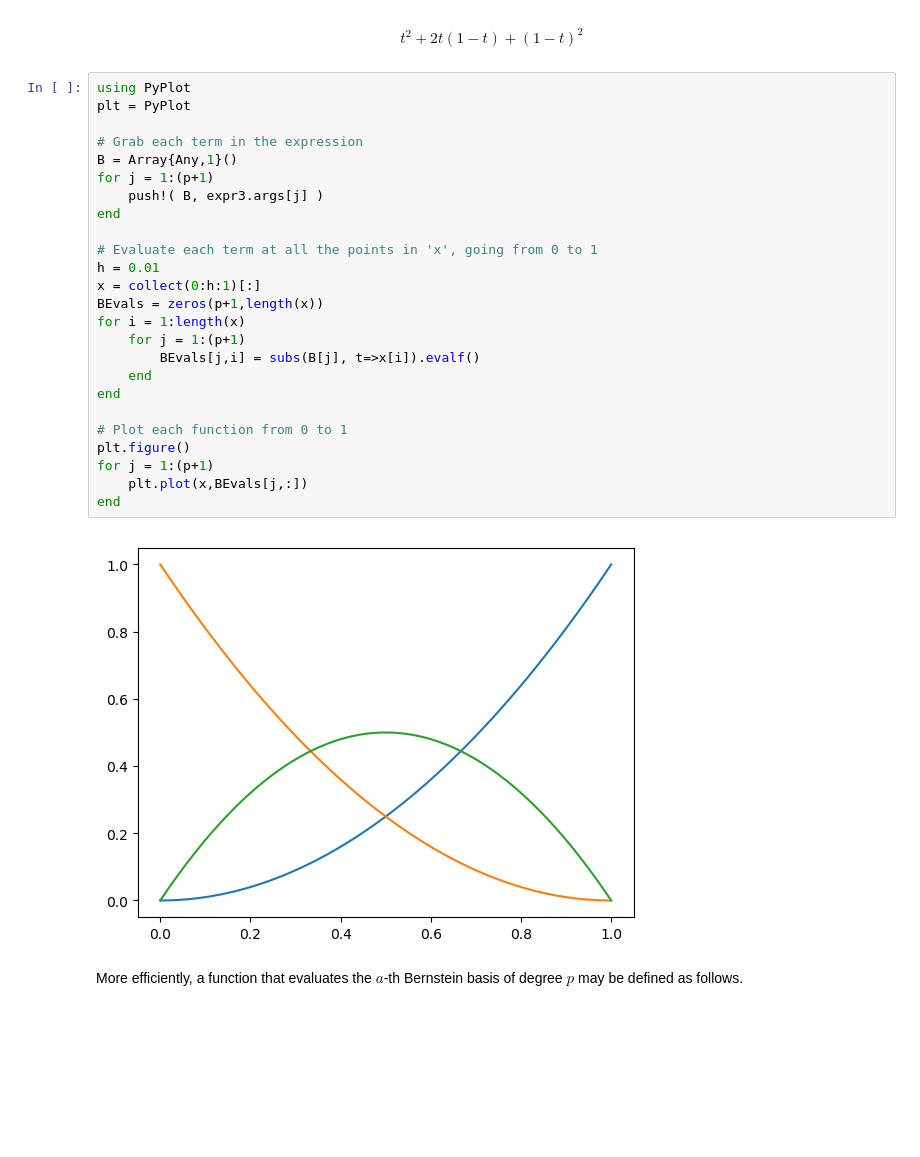
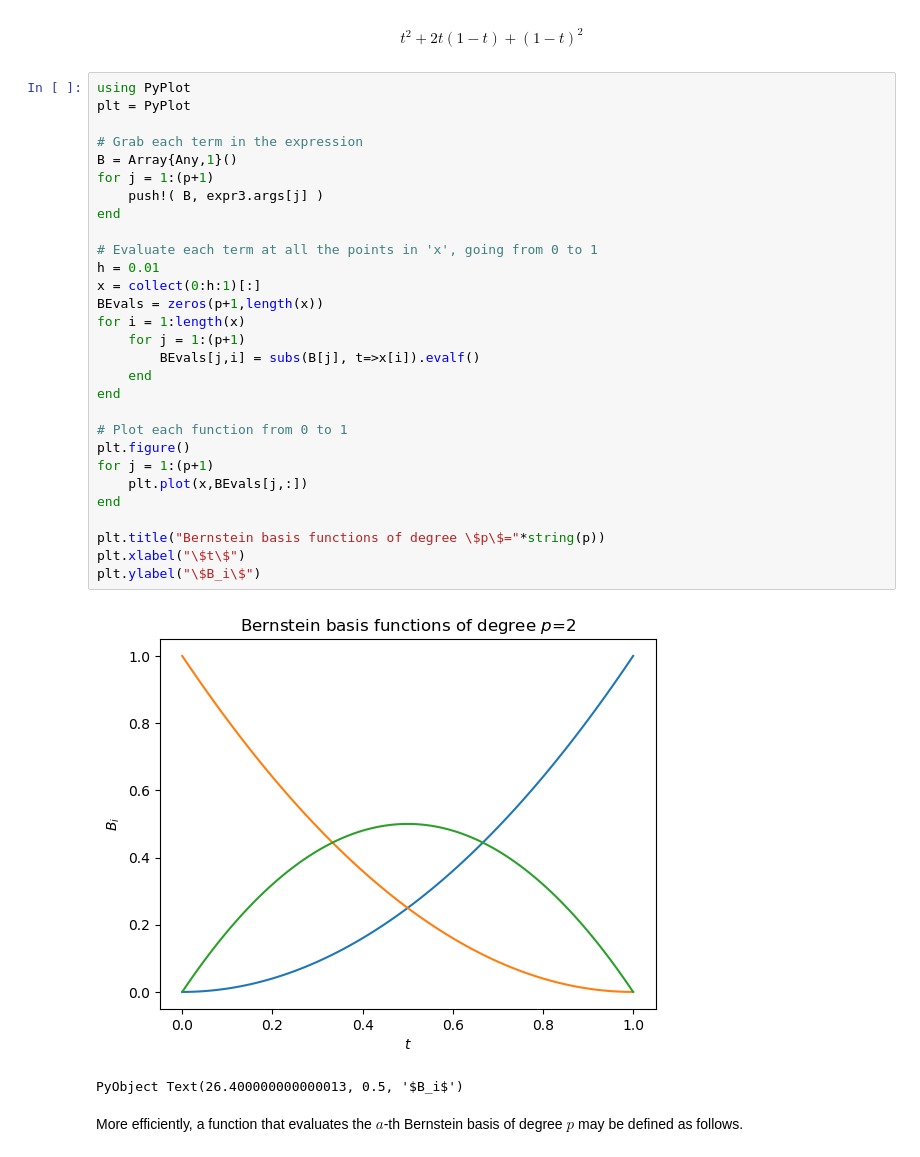
Before and after one commit to schmidticus/testrepo_jupytertest1, a Jupyter notebook: Test1.ipynb, the cells around one changed output. Saved outputs shown, nothing was run; the diff lists cells and outputs as text; blank space fills up the shorter version.

```diff
--- a/Test1.ipynb
+++ b/Test1.ipynb
@@ -105,30 +105,35 @@ expr3 = subs(expr2, a=>(1-t), b=>t)
 # %%
 using PyPlot
 plt = PyPlot
 
 # Grab each term in the expression
 B = Array{Any,1}()
 for j = 1:(p+1)
     push!( B, expr3.args[j] )
 end
 
 # Evaluate each term at all the points in 'x', going from 0 to 1
 h = 0.01
 x = collect(0:h:1)[:]
 BEvals = zeros(p+1,length(x))
 for i = 1:length(x)
     for j = 1:(p+1)
         BEvals[j,i] = subs(B[j], t=>x[i]).evalf()
     end
 end
 
 # Plot each function from 0 to 1
 plt.figure()
 for j = 1:(p+1)
     plt.plot(x,BEvals[j,:])
 end
+
+plt.title("Bernstein basis functions of degree \$p\$="*string(p))
+plt.xlabel("\$t\$")
+plt.ylabel("\$B_i\$")
 # %% [output]
-[figure, old version]
+[figure, new version]
+PyObject Text(26.400000000000013, 0.5, '$B_i$')
 # %% [markdown]
 More efficiently, a function that evaluates the $a$-th Bernstein basis of degree $p$ may be defined as follows.
 # %%
```
Also changed, not shown: parts of 6 cells of this notebook.
